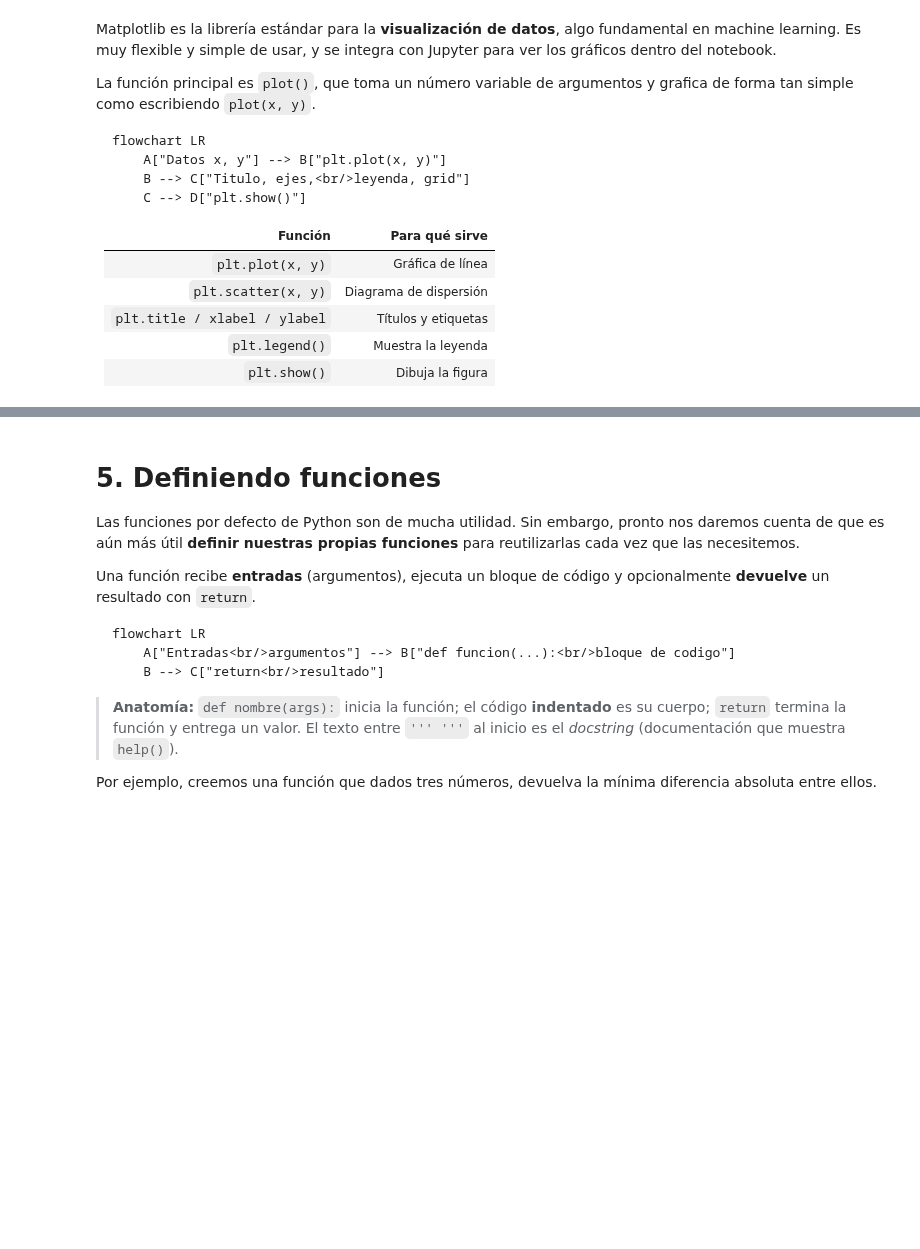
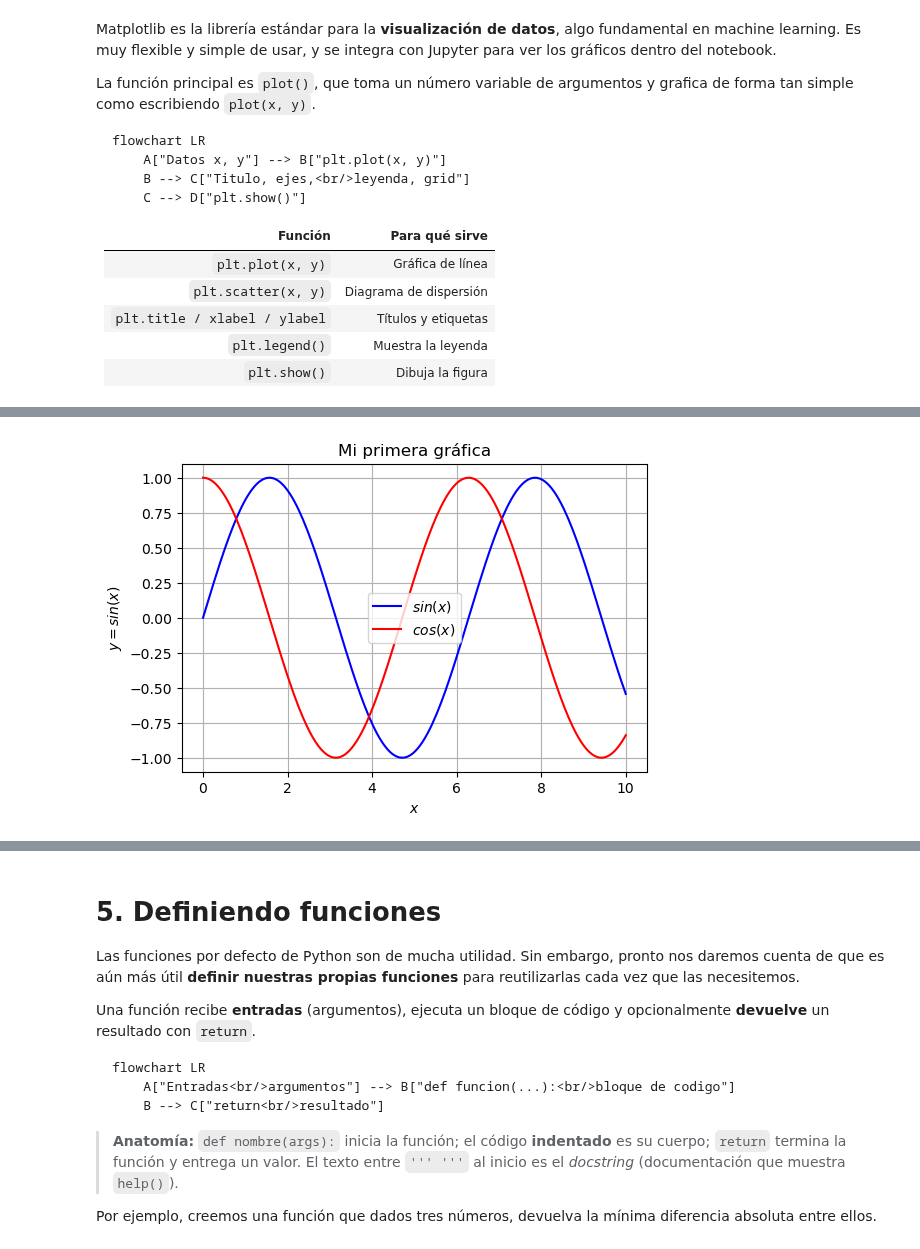
Before and after one commit to Santiago-CS/Procesamiento-de-datos, a Jupyter notebook: Inicial/0.3.- Repaso_Python_y_Librerías.ipynb, the cells around one changed output, grey strips where cells are left out. Cells and saved outputs as stored; diff of their text form; code cells hidden in the pictures; blank space fills up the shorter version.

```diff
--- a/Inicial/0.3.- Repaso_Python_y_Librerías.ipynb
+++ b/Inicial/0.3.- Repaso_Python_y_Librerías.ipynb
@@ -1129,3 +1302,17 @@ plt.show()
+# %%
+plt.figure(figsize=(6,4))
+plt.plot(x,np.sin(x),'b', label='$sin(x)$')
+plt.plot(x, np.cos(x),'r',label='$cos(x)$')
+plt.title('Mi primera gráfica')
+plt.xlabel('$x$')
+plt.ylabel('$y=sin(x)$')
+plt.legend(loc='center')
+#plt.xlim([0,4])
+#plt.ylim([0,1.5])
+plt.grid()
+plt.show()
+# %% [output]
+[figure, added]
 # %%
 x2 = np.random.normal(size=500)
 x2.shape
```
Also changed, not shown: parts of 73 cells of this notebook, 2 other files.
